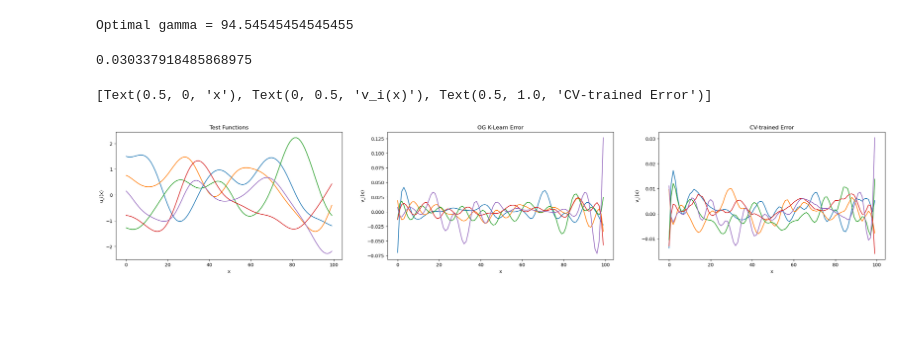
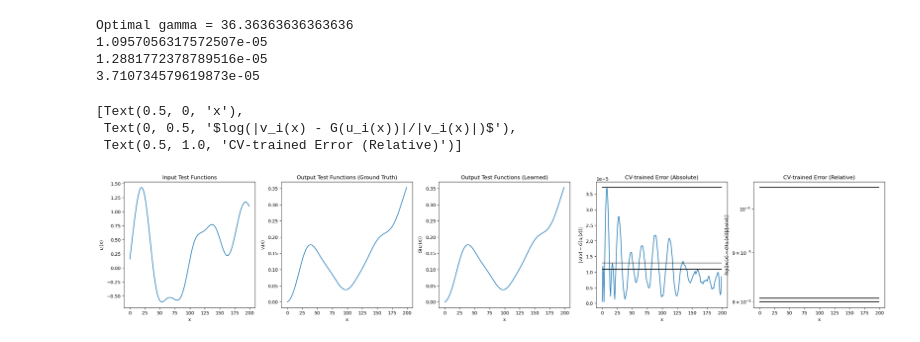
Before and after one commit to Levent-Batakci/OpL, a Jupyter notebook: KernelMethod_GP.ipynb, the cells around one changed output. Cells and saved outputs as stored; diff of their text form; code cells hidden in the pictures; blank space fills up the shorter version.

Commit message:
Updated Error Analysis and Added Integration Operators

```diff
--- a/KernelMethod_GP.ipynb
+++ b/KernelMethod_GP.ipynb
@@ -72,3 +100,16 @@ v_test  = op_square(u_test)
+# %%
+# Conv Operator
+# def op_conv(u):
+#    return signal.convolve2d(u.T, np.exp(-np.square(np.outer(x, np.ones(shape = np.shape(x)))).T), mode='same').T
+
+
+# v_train = op_a(u_train)
+# v_test = op_a(u_test)
+
+# Integral Operators (Need Extra Inputs)
+X = x.reshape((-1,1))
+v_train = op_int(u_train,X,N_mesh,N_train)
+v_test  = op_int(u_test,X,N_mesh,N_test)
 # %%
 # Finish setting up
 U = u_train;
@@ -105,36 +138,58 @@ Optimal gamma = 6.4e-05
 # %%
 # Does it work... ?
 v_mod2 = D2(u_test);
-np.max(np.abs(v_mod2(Y) - v_test)) # very nice...
+
+# L1 Error (Averaged over Each Test Function)
+L1_err = dx*sum(np.abs(v_mod2(Y) - v_test))
+L1_err_avg = np.average(L1_err)
+print(L1_err_avg)
+
+L1_err_rel = np.average(np.divide(L1_err, dx*sum(np.abs(v_test))))
+
+# L2 Error (Averaged over Each Test Function)
+L2_err = np.sqrt(dx*sum(np.square(np.abs(v_mod2(Y) - v_test))))
+L2_err_avg = np.average(L2_err)
+print(L2_err_avg)
+
+L2_err_rel = np.average(np.divide(L2_err, np.sqrt(dx*sum(np.square(np.abs(v_test))))))
+
+# L_inf Error (Total Matrix)
+Linf_err = np.max(np.abs(v_mod2(Y) - v_test)) # very nice...
+print(Linf_err)
+
+Linf_err_rel = Linf_err/np.max(np.abs(v_test))
 # %% [output]
-Optimal gamma = 94.54545454545455
+Optimal gamma = 36.36363636363636
+1.0957056317572507e-05
+1.2881772378789516e-05
+3.710734579619873e-05
-0.030337918485868975
 # %%
-fig, ax = plt.subplots(1,3)
+fig, ax = plt.subplots(1,5)
 
 fig.set_size_inches(30,5)
 
 ax[0].plot(u_test)
-ax[0].set( xlabel ='x', ylabel='u_i(x)', title = "Test Functions")
+ax[0].set( xlabel ='x', ylabel='$u_i(x)$', title = "Input Test Functions")
 
-ax[1].plot(v_mod(Y)-v_test)
-ax[1].set( xlabel ='x', ylabel='v_i(x)' , title = "OG K-Learn Error")
+ax[1].plot(v_test)
+ax[1].set( xlabel ='x', ylabel='$v_i(x)$' , title = "Output Test Functions (Ground Truth)")
 
-ax[2].plot(v_mod2(Y)-v_test)
-ax[2].set( xlabel ='x', ylabel='v_i(x)' , title = "CV-trained Error")
+ax[2].plot(v_mod2(Y))
+ax[2].set( xlabel ='x', ylabel='$G(u_i(x))$' , title = "Output Test Functions (Learned)")
 
+ax[3].plot(abs(v_mod2(Y)-v_test))
+ax[3].plot(L1_err_avg*np.ones(shape=np.shape(v_test)),color="black")
+ax[3].plot(L2_err_avg*np.ones(shape=np.shape(v_test)),color="black")
+ax[3].plot(Linf_err*np.ones(shape=np.shape(v_test)),color="black")
+ax[3].set( xlabel ='x', ylabel='$|v_i(x) - G(u_i(x))|$' , title = "CV-trained Error (Absolute)")
 
-#ax[0].plot(u_train)
-#ax[0].set( xlabel ='x', ylabel='u_i(x)' )
-
-#ax[1].plot(v_train)
-#ax[1].set( xlabel ='x', ylabel='v_i(x)' )
-
-#ax[2].plot(u_test)
-#ax[2].set( xlabel ='x', ylabel='u_i(x)' )
-
-#ax[3].plot(v_test)
-#ax[3].set( xlabel ='x', ylabel='v_i(x)' )
+# ax[4].semilogy(np.divide(abs(v_mod2(Y)-v_test),abs(v_test)))
+ax[4].semilogy(L1_err_rel*np.ones(shape=np.shape(v_test)),color="black")
+ax[4].semilogy(L2_err_rel*np.ones(shape=np.shape(v_test)),color="black")
+ax[4].semilogy(Linf_err_rel*np.ones(shape=np.shape(v_test)),color="black")
+ax[4].set( xlabel ='x', ylabel='$log(|v_i(x) - G(u_i(x))|/|v_i(x)|)$' , title = "CV-trained Error (Relative)")
 # %% [output]
-[Text(0.5, 0, 'x'), Text(0, 0.5, 'v_i(x)'), Text(0.5, 1.0, 'CV-trained Error')]
+[Text(0.5, 0, 'x'),
+ Text(0, 0.5, '$log(|v_i(x) - G(u_i(x))|/|v_i(x)|)$'),
+ Text(0.5, 1.0, 'CV-trained Error (Relative)')]
-[figure, old version]
+[figure, new version]
```
Also changed, not shown: parts of 10 cells of this notebook.
